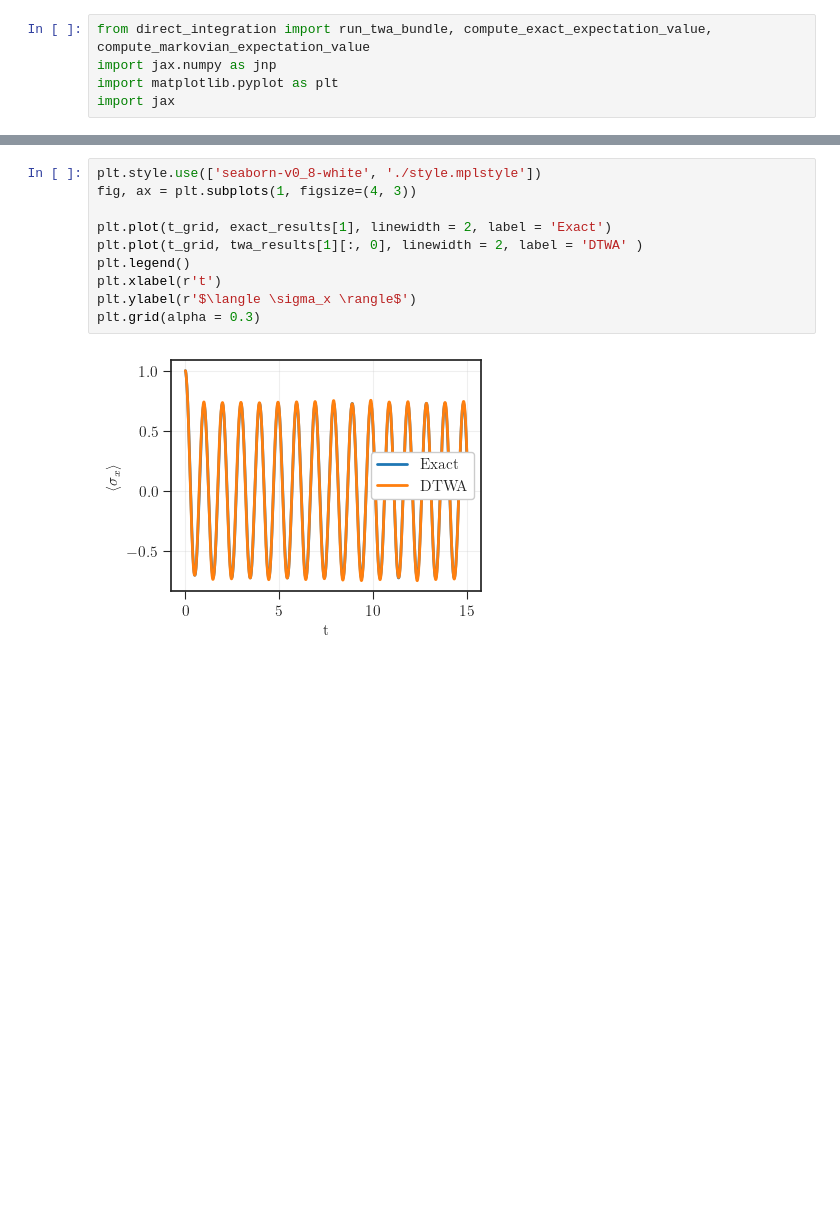
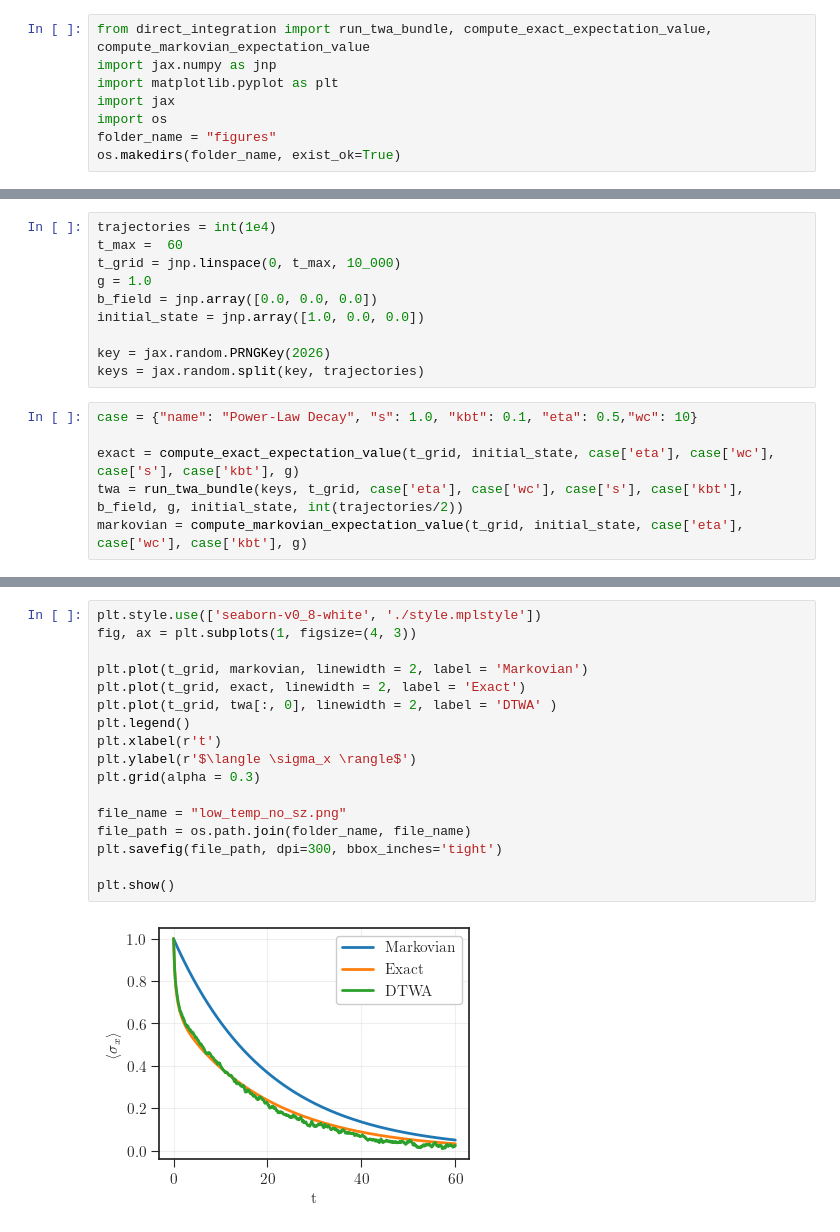
Before and after one commit to juardilag/twa_py, a Jupyter notebook: direct_method_test.ipynb, the cells around one changed output, grey strips where cells are left out. Saved outputs shown, nothing was run; the diff lists cells and outputs as text; blank space fills up the shorter version.

Commit message:
added ohmic results

```diff
--- a/direct_method_test.ipynb
+++ b/direct_method_test.ipynb
@@ -3,4 +3,7 @@ from direct_integration import run_twa_bundle, compute_exact_expectation_value,
 import jax.numpy as jnp
 import matplotlib.pyplot as plt
 import jax
+import os
+folder_name = "figures"
+os.makedirs(folder_name, exist_ok=True)
 # %% [output]
@@ -88,0 +55,16 @@ plt.grid(alpha = 0.3)
+# %%
+trajectories = int(1e4)
+t_max =  60
+t_grid = jnp.linspace(0, t_max, 10_000)
+g = 1.0
+b_field = jnp.array([0.0, 0.0, 0.0])
+initial_state = jnp.array([1.0, 0.0, 0.0])
+
+key = jax.random.PRNGKey(2026)
+keys = jax.random.split(key, trajectories)
+# %%
+case = {"name": "Power-Law Decay", "s": 1.0, "kbt": 0.1, "eta": 0.5,"wc": 10}
+
+exact = compute_exact_expectation_value(t_grid, initial_state, case['eta'], case['wc'], case['s'], case['kbt'], g)
+twa = run_twa_bundle(keys, t_grid, case['eta'], case['wc'], case['s'], case['kbt'], b_field, g, initial_state, int(trajectories/2))
+markovian = compute_markovian_expectation_value(t_grid, initial_state, case['eta'], case['wc'], case['kbt'], g)
@@ -89,12 +75,19 @@ plt.grid(alpha = 0.3)
 # %%
 plt.style.use(['seaborn-v0_8-white', './style.mplstyle'])
 fig, ax = plt.subplots(1, figsize=(4, 3))
 
-plt.plot(t_grid, exact_results[1], linewidth = 2, label = 'Exact')
-plt.plot(t_grid, twa_results[1][:, 0], linewidth = 2, label = 'DTWA' )
+plt.plot(t_grid, markovian, linewidth = 2, label = 'Markovian')
+plt.plot(t_grid, exact, linewidth = 2, label = 'Exact')
+plt.plot(t_grid, twa[:, 0], linewidth = 2, label = 'DTWA' )
 plt.legend()
 plt.xlabel(r't')
 plt.ylabel(r'$\langle \sigma_x \rangle$')
 plt.grid(alpha = 0.3)
+
+file_name = "low_temp_no_sz.png"
+file_path = os.path.join(folder_name, file_name)
+plt.savefig(file_path, dpi=300, bbox_inches='tight')
+
+plt.show()
 # %% [output]
-[figure, old version]
+[figure, new version]
```
Also changed, not shown: parts of 24 cells of this notebook.
